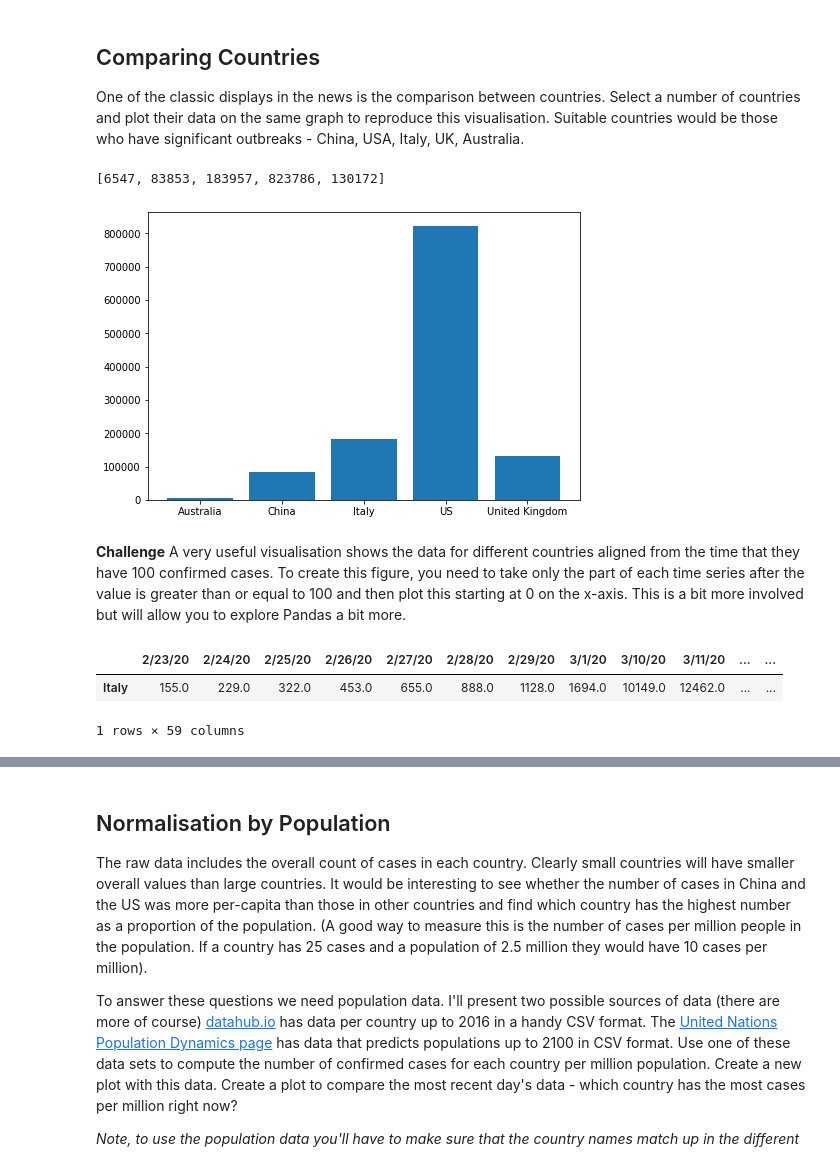
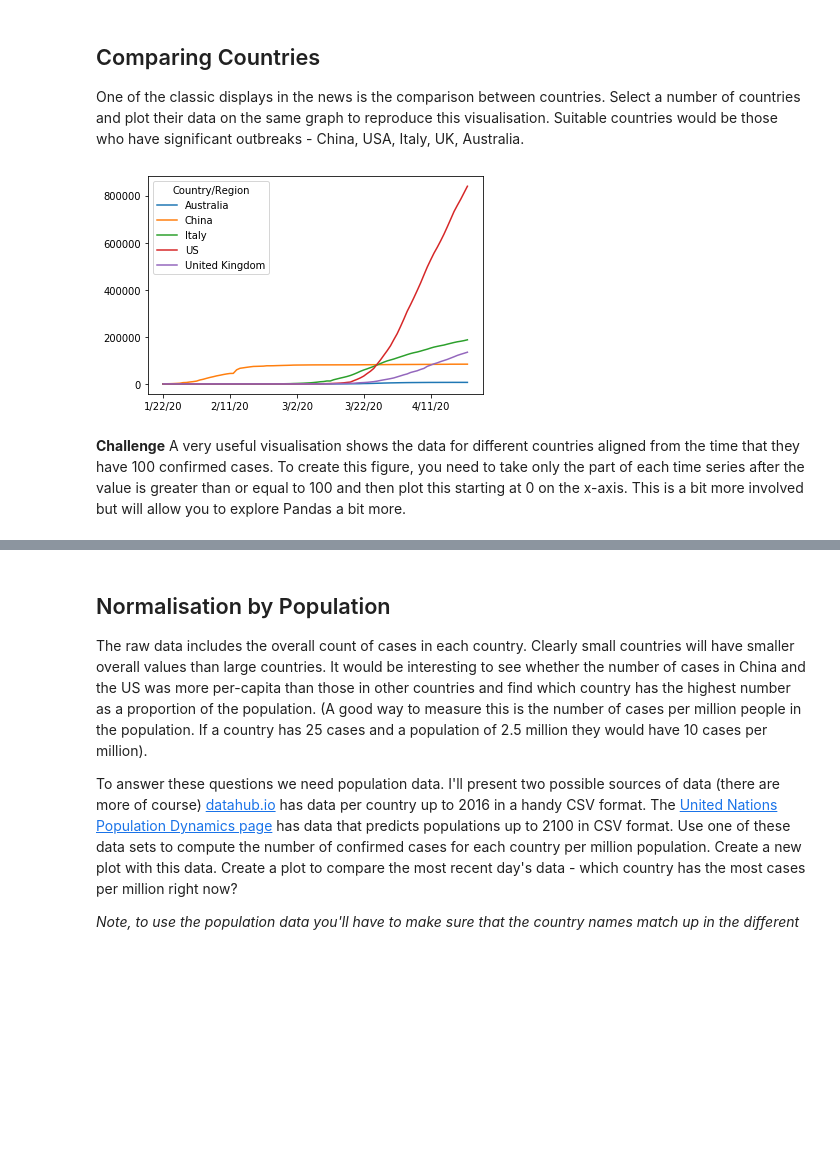
Before and after one commit to NSoni25/Portfolio_repository, a Jupyter notebook: Portfolio 2.ipynb, the cells around one changed output, grey strips where cells are left out. Drawn from its saved outputs; the diff is of its cells as text; code cells hidden in the pictures; blank space fills up the shorter version.

```diff
--- a/Portfolio 2.ipynb
+++ b/Portfolio 2.ipynb
@@ -88,29 +88,11 @@ One of the classic displays in the news is the comparison between countries.  Se
 # %%
 #grp_plt=grouped.loc[['China','US','Italy','United Kingdom','Australia']]
 grp_plt=grouped.loc[["Australia","China","Italy","US","United Kingdom"]]
-total_list=grp_plt.groupby('Country/Region')['4/21/20'].sum().tolist()
-country_list=list(grp_plt.index.values)
-
-total_list
+grp=grp_plt.T
-# %% [output]
-[6547, 83853, 183957, 823786, 130172]
-# %%
-fig = plt.figure()
-ax = fig.add_axes([0,0,1,1])
-ax.bar(country_list,total_list)
-plt.show()
-# %% [output]
-[figure, removed]
+# %%
+grp.plot()
+plt.show()
+# %% [output]
+[figure, added]
 # %% [markdown]
 **Challenge** A very useful visualisation shows the data for different countries aligned from the time that they have 100 confirmed cases.  To create this figure, you need to take only the part of each time series after the value is greater than or equal to 100 and then plot this starting at 0 on the x-axis.  This is a bit more involved but will allow you to explore Pandas a bit more.
-# %%
-grp_result=pd.DataFrame(columns=[])
-grp_plt=grouped.T
-grp1=pd.DataFrame(grp_plt,columns=["China","Australia","US","Italy","United Kingdom"])
-grp_Italy=pd.DataFrame(grp1.loc[grp1["Italy"]>100])
-grp_result=grp_result.append(grp_Italy['Italy'])
-grp_result
-# %% [output]
-|  | 2/23/20 | 2/24/20 | 2/25/20 | 2/26/20 | 2/27/20 | 2/28/20 | 2/29/20 | 3/1/20 | 3/10/20 | 3/11/20 | ... | ... |
-| Italy | 155.0 | 229.0 | 322.0 | 453.0 | 655.0 | 888.0 | 1128.0 | 1694.0 | 10149.0 | 12462.0 | ... | ... |
-1 rows × 59 columns
```
Also changed, not shown: parts of 13 cells of this notebook.
